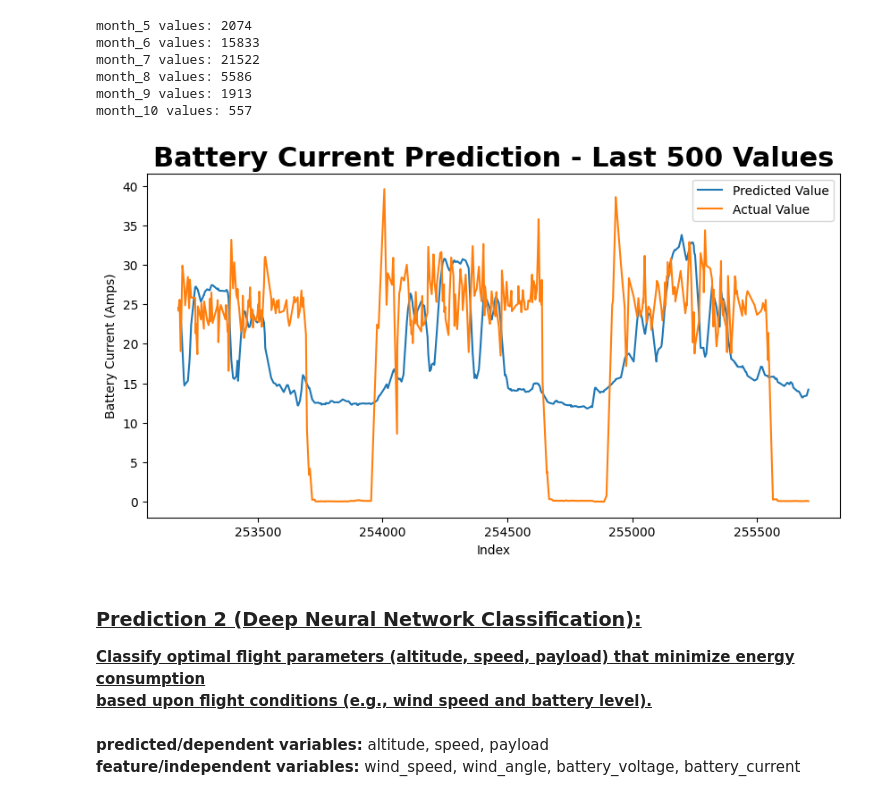
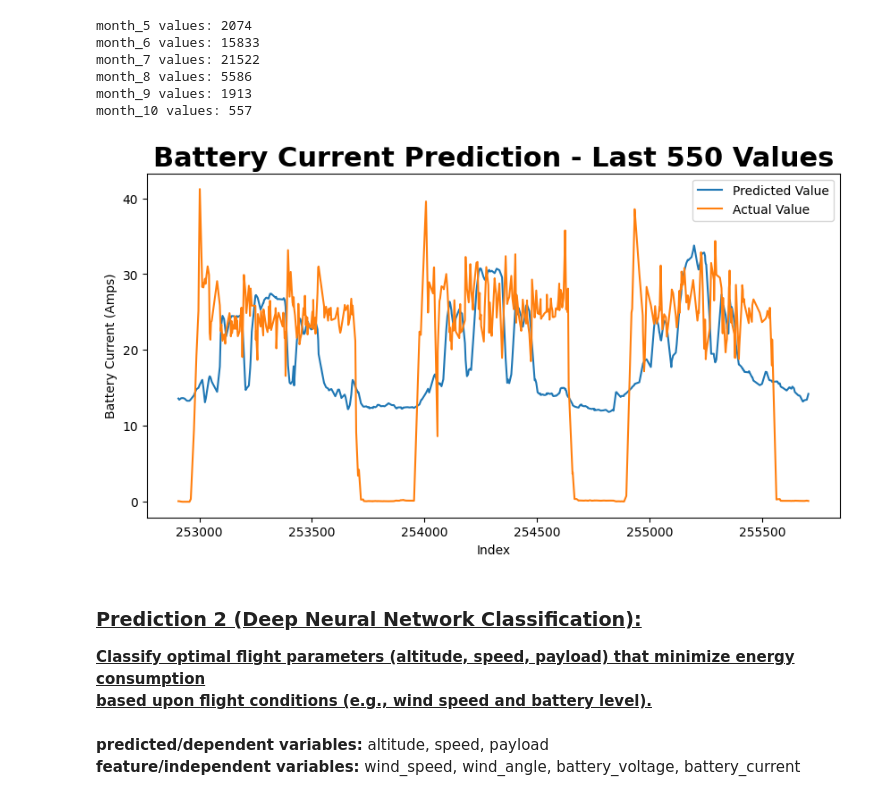
Before and after one commit to caliskate/delivery-drone-flight-predictions, a Jupyter notebook: flight_predictions.ipynb, the cells around one changed output. Cells and saved outputs as stored; diff of their text form; code cells hidden in the pictures.

```diff
--- a/flight_predictions.ipynb
+++ b/flight_predictions.ipynb
@@ -683,30 +697,30 @@ month_9 values: 1913
 month_10 values: 557
 # %%
 # Number of values to visualize in lineplot
-vis_limit = int(500)
+vis_limit = int(550)
 # Sort x and y by index for lineplots
 X_test = X_test.sort_index()
 y_test = y_test.sort_index()
 
 # Select slice of data to plot
 y_pred_test = X_test['ts_prediction'][-vis_limit:]
 y_true_test = y_test[-vis_limit:]  # Assuming y_test is your actual target values
 
 
 # Create the plot
 fig_verify = plt.figure(figsize=(10, 5))
 plt.plot(y_pred_test, label='Predicted Value')
 plt.plot(y_true_test, label='Actual Value')
 plt.title(f'Battery Current Prediction - Last {vis_limit} Values', fontsize=22, fontweight='bold')
 plt.ylabel('Battery Current (Amps)')
 plt.xlabel('Index')
 plt.legend()
 plt.show()
 
 # Save the figure
 fig_verify.savefig("model_regression_verify.png")
 # %% [output]
-[figure, old version]
+[figure, new version]
 # %%
 # Add datetime to X_test where index matches
 X_test['datetime'] = drone_df_full_flights['datetime'].loc[X_test.index]
```
Also changed, not shown: parts of 2 cells of this notebook.
